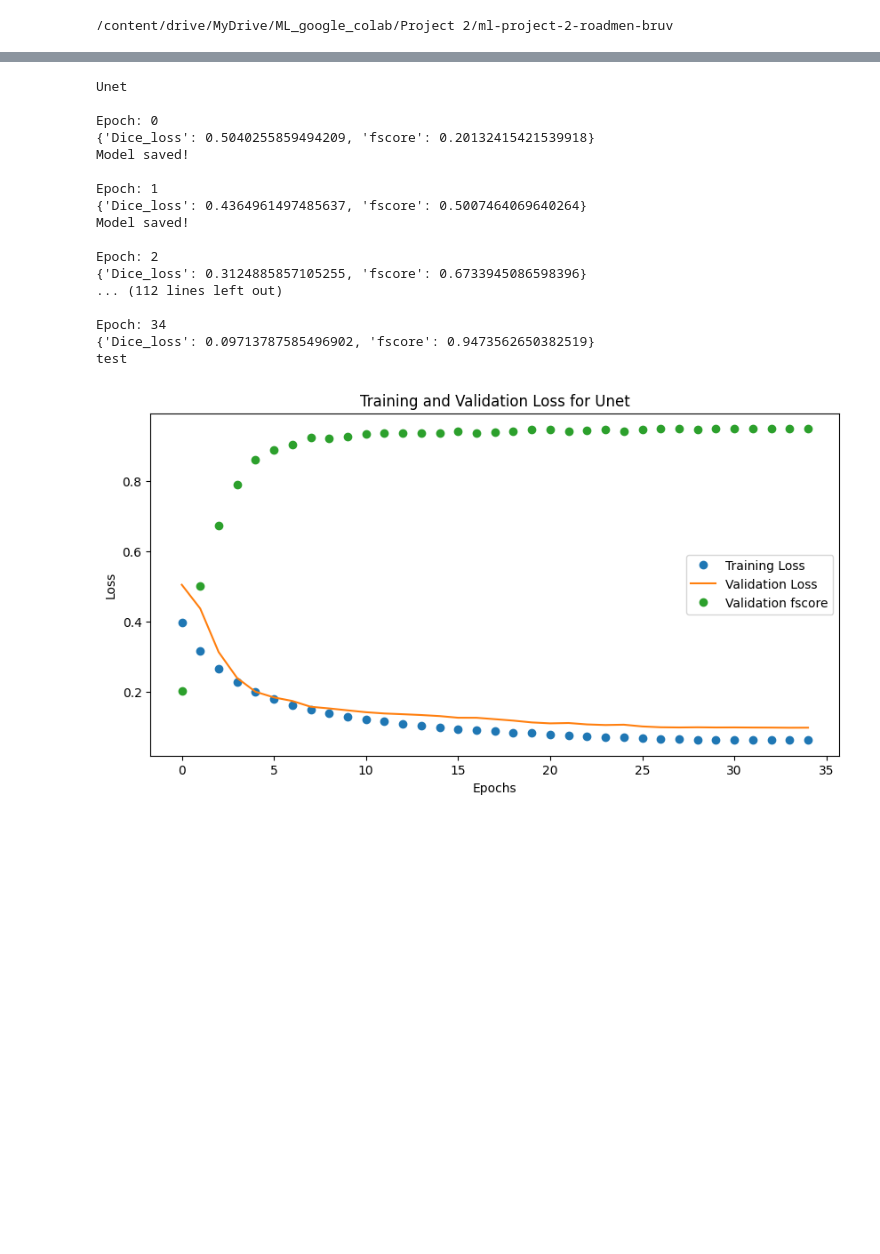
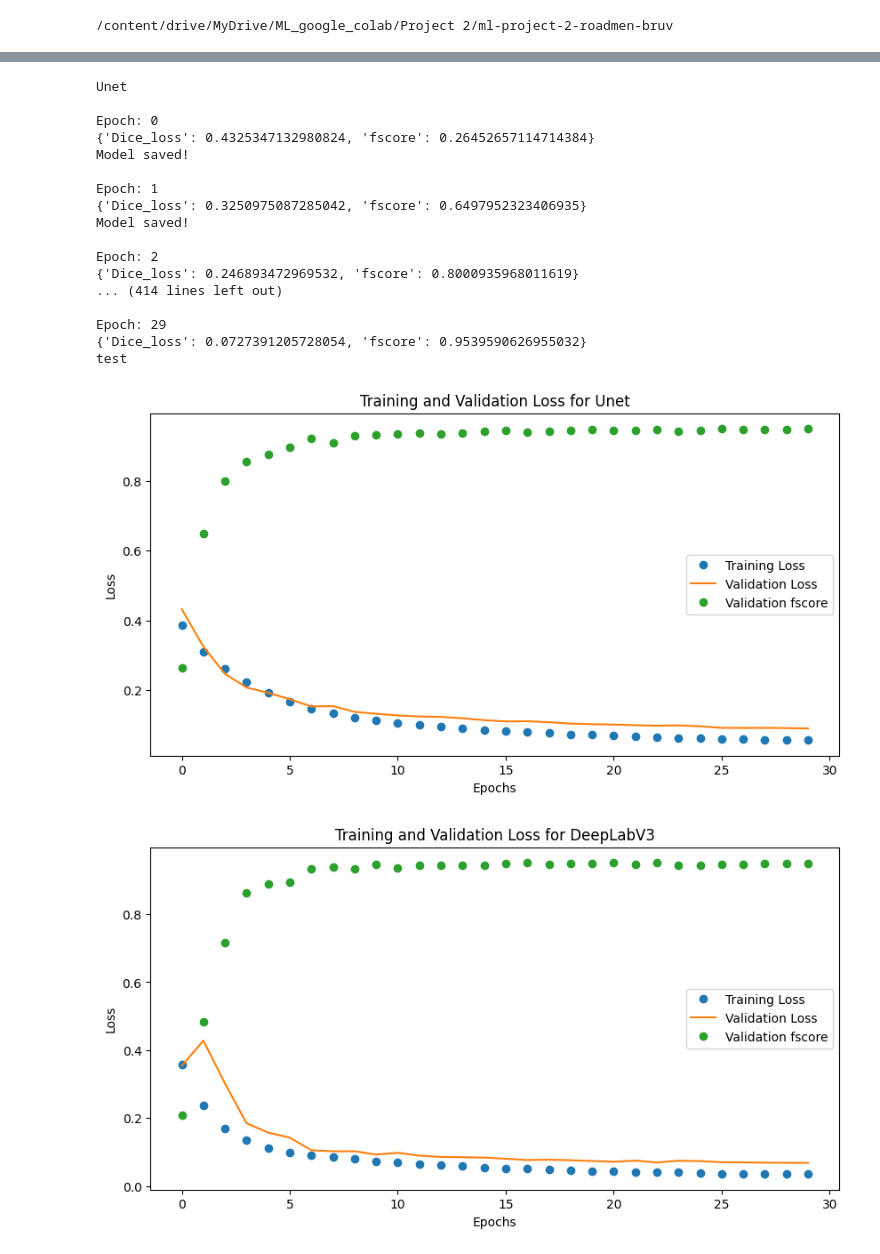
Before and after one commit to TomasVDDC/road-segmentation, a Jupyter notebook: runTomas.ipynb, the cells around one changed output, grey strips where cells are left out. Saved outputs shown, nothing was run; the diff lists cells and outputs as text; code cells hidden in the pictures; blank space fills up the shorter version.

```diff
--- a/runTomas.ipynb
+++ b/runTomas.ipynb
@@ -58,2 +74,22 @@ from mask_to_submission import masks_to_submission
+# %%
+PARAMS = {
+  'MODELS' : ["Unet","DeepLabV3","FPN", "UnetPlusPlus"], # Available : "Unet","DeepLabV3","FPN", "UnetPlusPlus"
+  'ENCODER' : 'resnet34',
+  'ENCODER_WEIGHTS' : 'imagenet',
+  'NB_EPOCHS' : 30,
+  'ACTIVATION' : 'sigmoid', # could be None for logits or 'softmax2d' for multiclass segmentation,
+  'DATA_AUGMENTATION' : False, #choose whether the data is augmented to 900 images or use original dataset of 100 images,
+  'CLASSES' : ['road'],
+}
+# %%
+# Default parameters for various parts
+foreground_threshold = 0.5  # Threshold for determining foreground vs background
+
+loss_type = "dice" # Possible: ["dice", "tversky", "custom"]
+metric_type = "fscore" # Possible: ["custom", "fscore"]
+
+#For custom, changes balance between pixel and patch
+w_pix = 0
+w_patch = 1
 # %%
 #Creates the necessary folders for saving results
@@ -335,12 +467,10 @@ metrics = [
 # %%
 # train model for NB_EPOCHS
-
-
-
 for model,model_name in models:
   print(model_name)
+  lr = 1e-4
   optimizer = torch.optim.Adam([
-    dict(params=model.parameters(), lr=0.0001),
+    dict(params=model.parameters(), lr=lr),
 ])
 
   train_epoch = smp.utils.train.TrainEpoch(
@@ -374,48 +504,56 @@ for model,model_name in models:
       train_logs = train_epoch.run(train_loader)
       valid_logs = valid_epoch.run(valid_loader)
 
-      train_loss_array.append(train_logs["Dice_loss"])
-      validation_loss_array.append(valid_logs["Dice_loss"])
-      validation_fscore_array.append(valid_logs["fscore"])
+      train_loss_array.append(train_logs[loss_name])
+      validation_loss_array.append(valid_logs[loss_name])
+      validation_fscore_array.append(valid_logs[metric_name])
       print(valid_logs)
       # do something (save model, change lr, etc.)
-      if max_score < valid_logs['fscore']:
-          max_score = valid_logs['fscore']
+      if max_score < valid_logs[metric_name]:
+          max_score = valid_logs[metric_name]
           torch.save(model, model_weights_folder + 'best_model_{}.pth'.format(model_name))
           print('Model saved!')
+      if i == 25:
+          lr = lr/10
+          optimizer.param_groups[0]['lr'] = lr
+          print('Decrease decoder learning rate to {}'.format(lr))
 
-      if i == 25:
-          optimizer.param_groups[0]['lr'] = 1e-5
-          print('Decrease decoder learning rate to 1e-5!')
+  #     if i%10 == 0 and i !=0:
+  #         lr = lr/10
+  #         optimizer.param_groups[0]['lr'] = lr
+  #         print('Decrease decoder learning rate to {}'.format(lr))
+
+
+
   epochs = range(0,len(train_loss_array))
-
   save_results(PARAMS,train_loss_array,validation_loss_array,validation_fscore_array)
 
 
   plt.figure(figsize=(10, 5))
   plt.plot(epochs, train_loss_array,"o", label='Training Loss')
   plt.plot(epochs, validation_loss_array,  label='Validation Loss')
   plt.plot(epochs, validation_fscore_array, "o" ,  label='Validation fscore')
   plt.title('Training and Validation Loss for {}'.format(model_name))
   plt.xlabel('Epochs')
   plt.ylabel('Loss')
   plt.legend()
 # %% [output]
 Unet
 
 Epoch: 0
-{'Dice_loss': 0.5040255859494209, 'fscore': 0.20132415421539918}
+{'Dice_loss': 0.4325347132980824, 'fscore': 0.26452657114714384}
 Model saved!
 
 Epoch: 1
-{'Dice_loss': 0.4364961497485637, 'fscore': 0.5007464069640264}
+{'Dice_loss': 0.3250975087285042, 'fscore': 0.6497952323406935}
 Model saved!
 
 Epoch: 2
-{'Dice_loss': 0.3124885857105255, 'fscore': 0.6733945086598396}
-... (112 lines left out)
+{'Dice_loss': 0.246893472969532, 'fscore': 0.8000935968011619}
+... (414 lines left out)
 
-Epoch: 34
-{'Dice_loss': 0.09713787585496902, 'fscore': 0.9473562650382519}
+Epoch: 29
+{'Dice_loss': 0.0727391205728054, 'fscore': 0.9539590626955032}
 test
-[figure, old version]
+[figure, new version]
+[figure, added]
```
Also changed, not shown: parts of 39 cells of this notebook.
